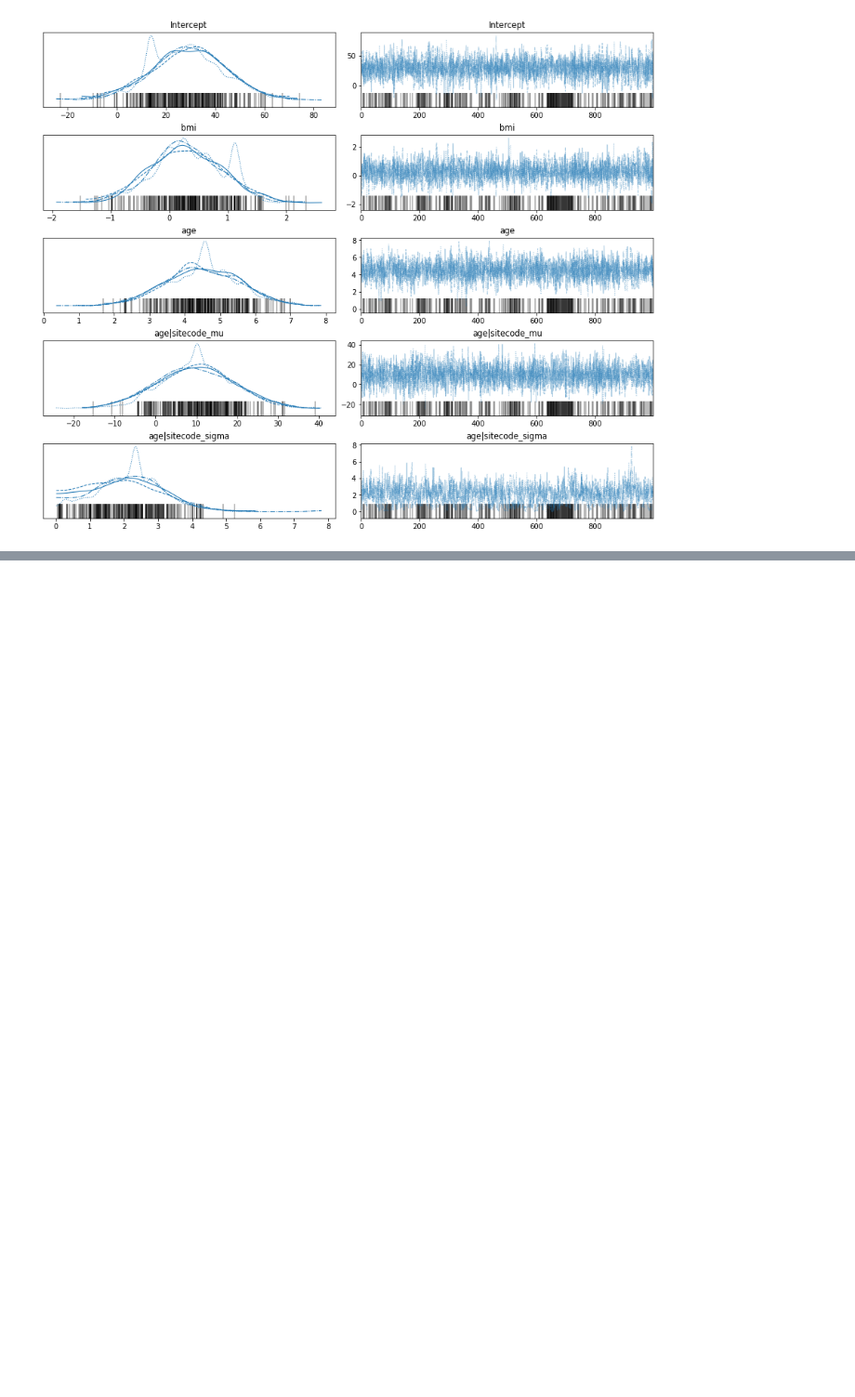
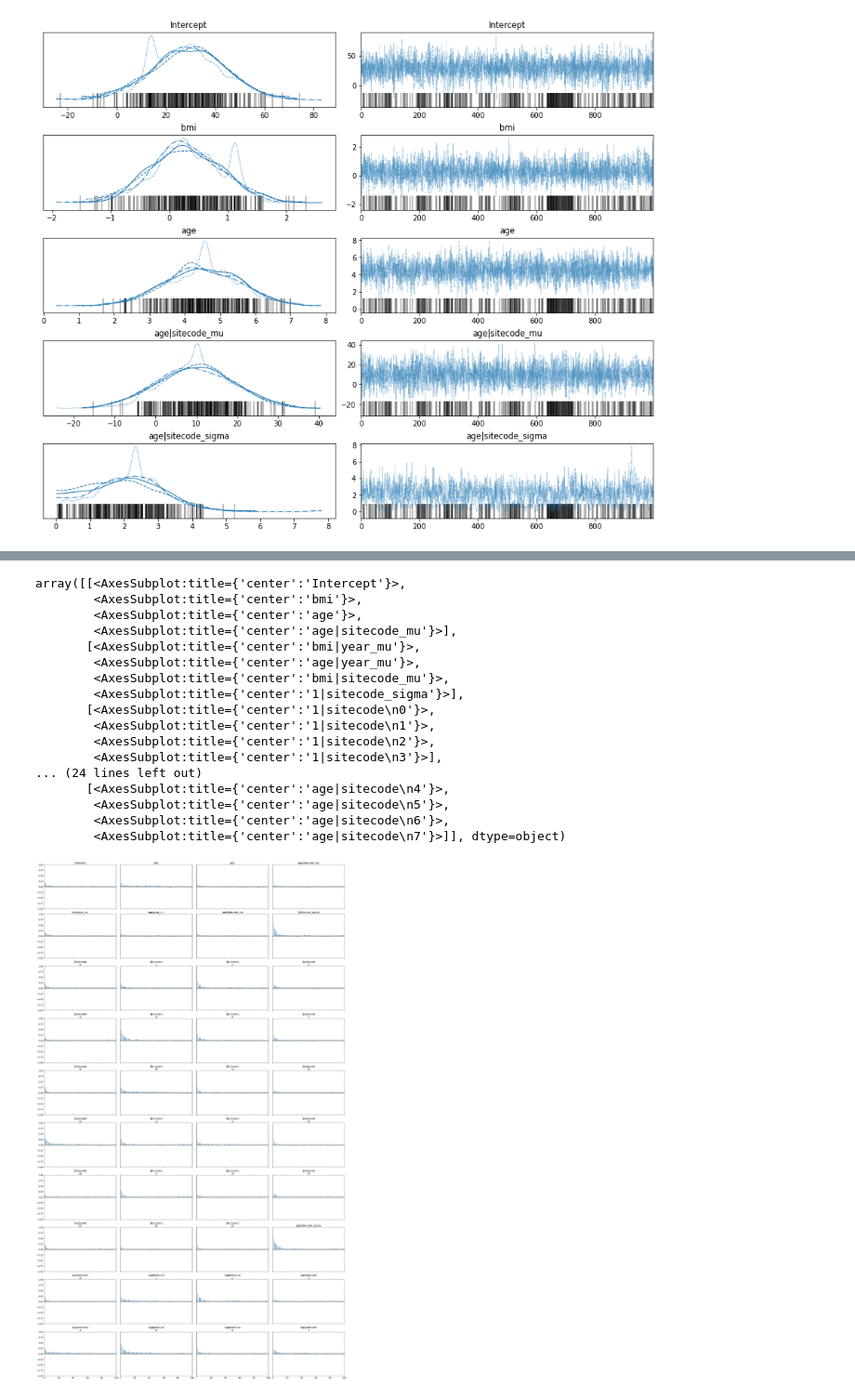
Before and after one commit to brodyee/STATS551_Project, a Jupyter notebook: modeling/jamesModeling.ipynb, the cells around one changed output, grey strips where cells are left out. Shown at 93% size. Saved outputs shown, nothing was run; the diff lists cells and outputs as text; code cells hidden in the pictures; blank space fills up the shorter version.

```diff
--- a/modeling/jamesModeling.ipynb
+++ b/modeling/jamesModeling.ipynb
@@ -182,0 +188,22 @@ array([[<AxesSubplot:title={'center':'Intercept'}>,
+# %%
+# plot acf
+az.plot_autocorr(results, combined=True)
+# %% [output]
+array([[<AxesSubplot:title={'center':'Intercept'}>,
+        <AxesSubplot:title={'center':'bmi'}>,
+        <AxesSubplot:title={'center':'age'}>,
+        <AxesSubplot:title={'center':'age|sitecode_mu'}>],
+       [<AxesSubplot:title={'center':'bmi|year_mu'}>,
+        <AxesSubplot:title={'center':'age|year_mu'}>,
+        <AxesSubplot:title={'center':'bmi|sitecode_mu'}>,
+        <AxesSubplot:title={'center':'1|sitecode_sigma'}>],
+       [<AxesSubplot:title={'center':'1|sitecode\n0'}>,
+        <AxesSubplot:title={'center':'1|sitecode\n1'}>,
+        <AxesSubplot:title={'center':'1|sitecode\n2'}>,
+        <AxesSubplot:title={'center':'1|sitecode\n3'}>],
+... (24 lines left out)
+       [<AxesSubplot:title={'center':'age|sitecode\n4'}>,
+        <AxesSubplot:title={'center':'age|sitecode\n5'}>,
+        <AxesSubplot:title={'center':'age|sitecode\n6'}>,
+        <AxesSubplot:title={'center':'age|sitecode\n7'}>]], dtype=object)
+[figure, added]
```
Also changed, not shown: parts of 2 cells of this notebook.
